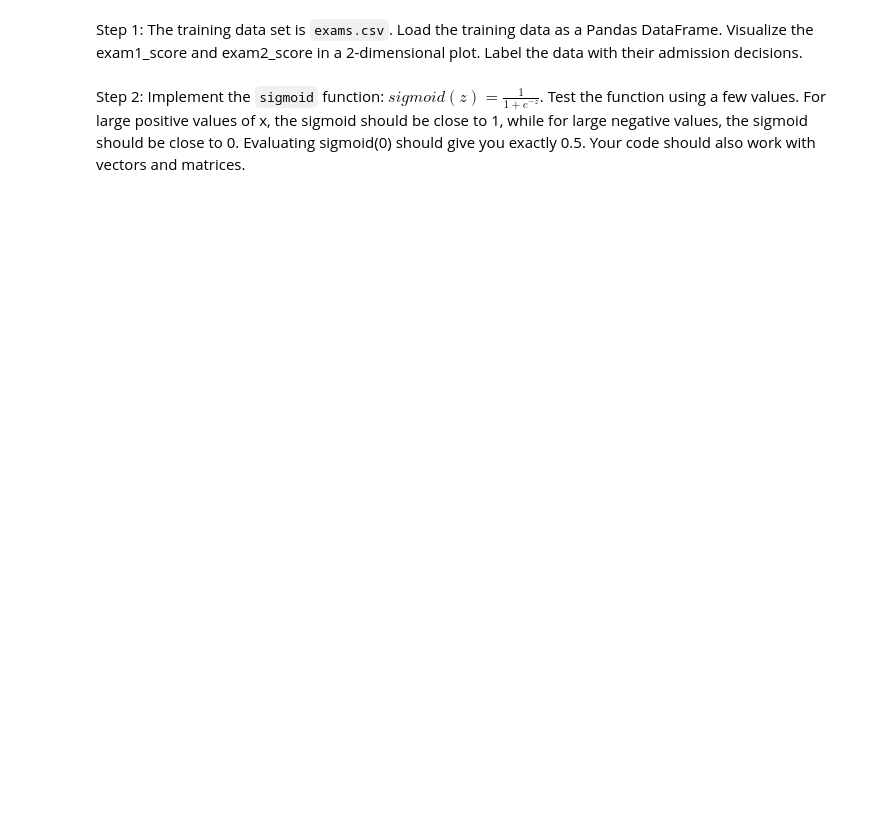
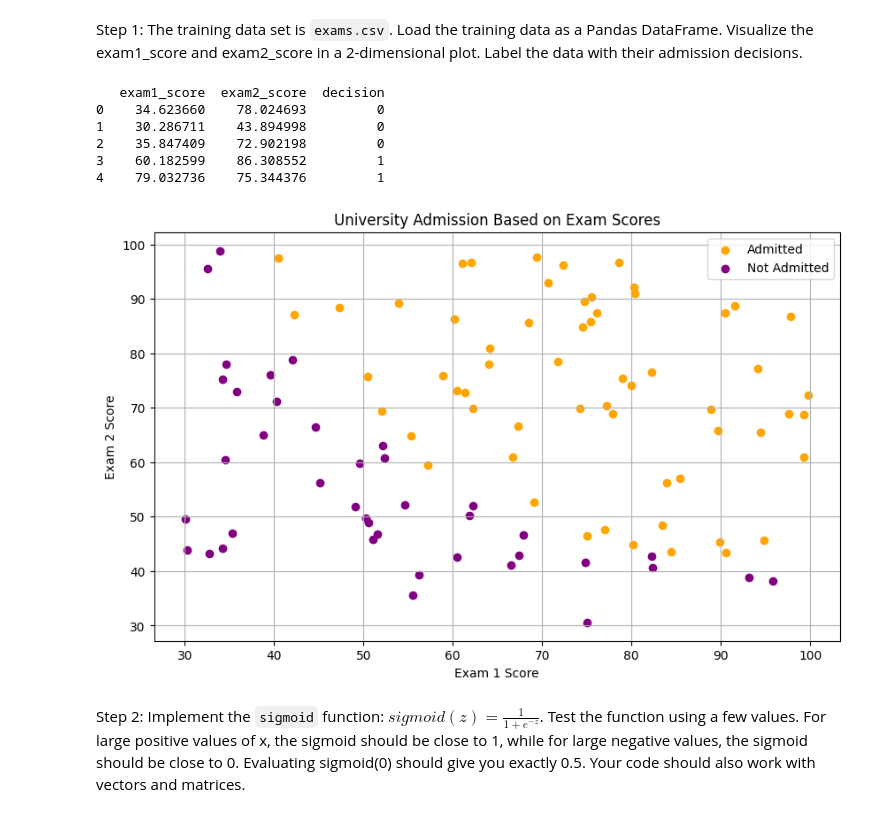
Before and after one commit to Mintass/INFO213, a Jupyter notebook: INFO213_Assignment2.ipynb, the cells around one changed output. Drawn from its saved outputs; the diff is of its cells as text; code cells hidden in the pictures; blank space fills up the shorter version.

Commit message:
assignment 2

```diff
--- a/INFO213_Assignment2.ipynb
+++ b/INFO213_Assignment2.ipynb
@@ -61,6 +60,27 @@ J(\mathbf{w}) = -\Sigma_i(y^{(i)} log(\bar{y}^{(i)})+(1-y^{(i)}) log(1-\bar{y}^{
 \end{equation}
 # %% [markdown]
 Step 1: The training data set is `exams.csv`. Load the training data as a Pandas DataFrame. Visualize the exam1_score and exam2_score in a 2-dimensional plot. Label the data with their admission decisions.
+# %%
+df_train = pd.read_csv("INFO213_Assignment2_Dataset/exams.csv")
+print(df_train.head())
+
+plt.figure(figsize=(10, 6))
+plt.scatter(df_train[df_train['decision'] == 1]['exam1_score'], df_train[df_train['decision'] == 1]['exam2_score'], color='orange', label='Admitted')
+plt.scatter(df_train[df_train['decision'] == 0]['exam1_score'], df_train[df_train['decision'] == 0]['exam2_score'], color='purple', label='Not Admitted')
+plt.xlabel('Exam 1 Score')
+plt.ylabel('Exam 2 Score')
+plt.title('University Admission Based on Exam Scores')
+plt.legend()
+plt.grid(True)
+plt.show()
+# %% [output]
+   exam1_score  exam2_score  decision
+0    34.623660    78.024693         0
+1    30.286711    43.894998         0
+2    35.847409    72.902198         0
+3    60.182599    86.308552         1
+4    79.032736    75.344376         1
+[figure, added]
 # %% [markdown]
 Step 2: Implement the `sigmoid` function: $sigmoid(z)=\frac{1}{1+e^{-z}}$. Test the function using a few values. For large positive values of x, the sigmoid should be close to 1, while for large negative values, the sigmoid should be close to 0. Evaluating sigmoid(0) should give you exactly 0.5. Your code should also work with vectors and matrices.
 # %%
```
Also changed, not shown: parts of 38 cells of this notebook.
